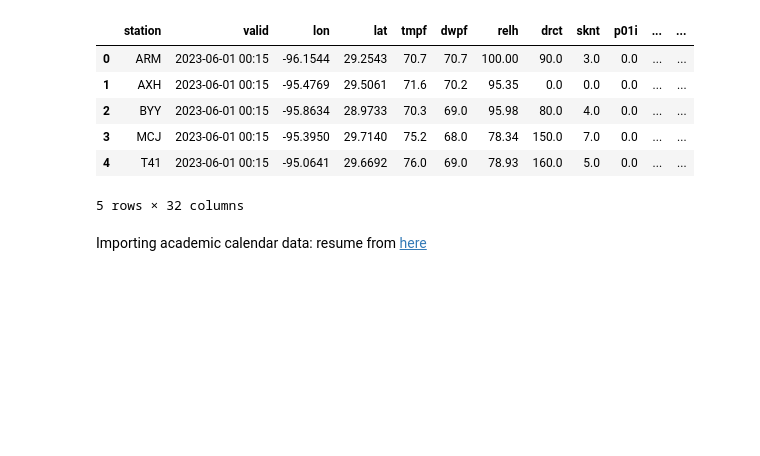
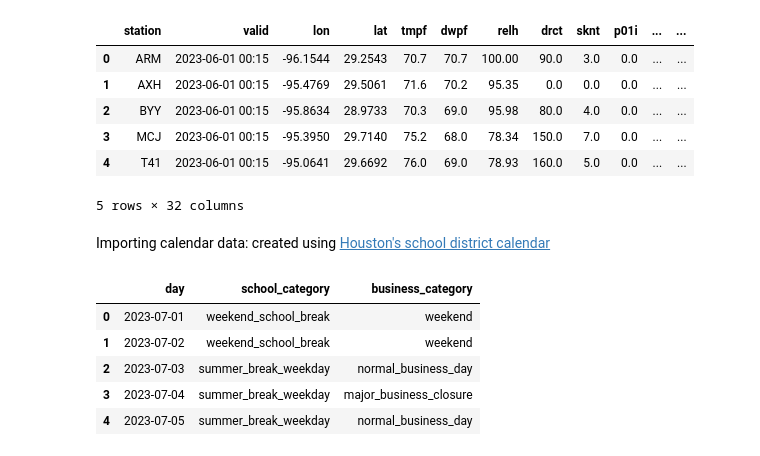
Before and after one commit to jzane1/datasci-project, a Jupyter notebook: notebook.ipynb, the cells around one changed output. Saved outputs shown, nothing was run; the diff lists cells and outputs as text; code cells hidden in the pictures; blank space fills up the shorter version.

```diff
--- a/notebook.ipynb
+++ b/notebook.ipynb
@@ -56,4 +58,14 @@ df_weather.head()
 | 4 | T41 | 2023-06-01 00:15 | -95.0641 | 29.6692 | 76.0 | 69.0 | 78.93 | 160.0 | 5.0 | 0.0 | ... | ... |
 5 rows × 32 columns
 # %% [markdown]
-Importing academic calendar data: resume from [here](https://www.fox26houston.com/news/houston-isd-calendar-for-2023-2024-academic-school-year-updated-released)
+Importing calendar data: created using [Houston's school district calendar](https://www.fox26houston.com/news/houston-isd-calendar-for-2023-2024-academic-school-year-updated-released)
+# %%
+df_calendar = pd.read_csv('hisd_2023_2024_day_categories_with_business.csv')
+df_calendar.head()
+# %% [output]
+|  | day | school_category | business_category |
+| 0 | 2023-07-01 | weekend_school_break | weekend |
+| 1 | 2023-07-02 | weekend_school_break | weekend |
+| 2 | 2023-07-03 | summer_break_weekday | normal_business_day |
+| 3 | 2023-07-04 | summer_break_weekday | major_business_closure |
+| 4 | 2023-07-05 | summer_break_weekday | normal_business_day |
```
Also changed, not shown: parts of 4 cells of this notebook.
